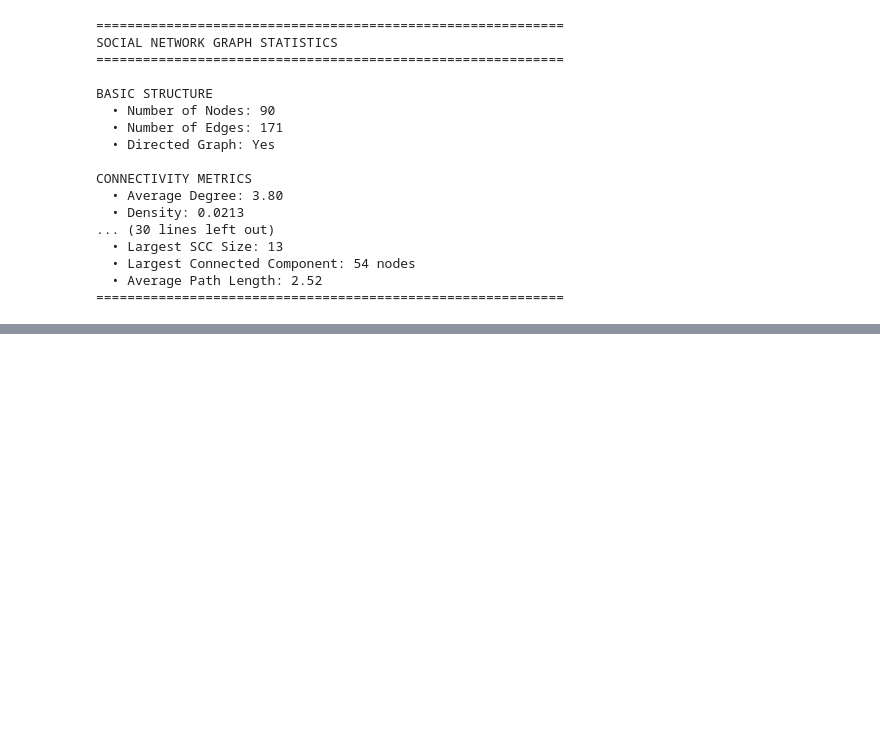
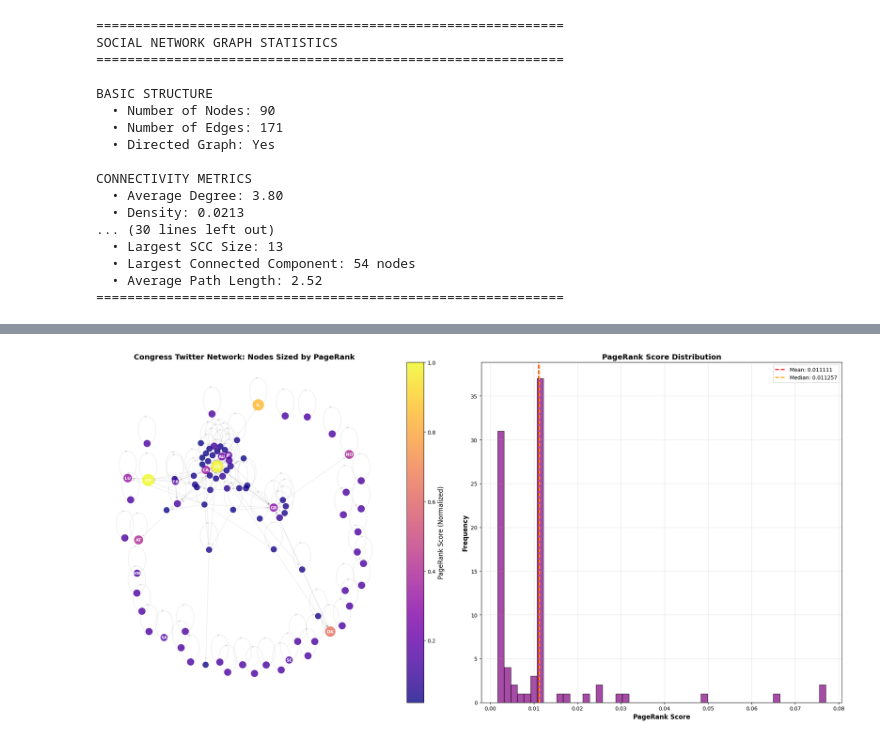
Before and after one commit to monroyminerodiego/visualization-tools-IX, a Jupyter notebook: ML/U2/ProjectU2/analysis_ariel.ipynb, the cells around one changed output, grey strips where cells are left out. Saved outputs shown, nothing was run; the diff lists cells and outputs as text; code cells hidden in the pictures; blank space fills up the shorter version.

```diff
--- a/ML/U2/ProjectU2/analysis_ariel.ipynb
+++ b/ML/U2/ProjectU2/analysis_ariel.ipynb
@@ -1163,0 +1492,91 @@ Generating visualizations...
+# %%
+# Calculate PageRank with standard parameters
+pagerank_scores = nx.pagerank(G, alpha=0.85, max_iter=100, tol=1.0e-6, weight='weight')
+
+# Sort by PageRank score
+sorted_pagerank = dict(sorted(pagerank_scores.items(), key=lambda x: x[1], reverse=True))
+
+# Display Top 10
+print("***TOP 10 MEMBERS BY PAGERANK (Most Influential)***")
+print("-" * 60)
+for i, (node, score) in enumerate(list(sorted_pagerank.items())[:10]):
+    print(f"  Rank {i+1}: Node '{node}' - PageRank: {score:.6f}")
+
+# Statistics
+scores = list(pagerank_scores.values())
+print(f"\n**PAGERANK STATISTICS:**")
+print(f"  • Mean PageRank: {np.mean(scores):.6f}")
+print(f"  • Median PageRank: {np.median(scores):.6f}")
+print(f"  • Max PageRank: {np.max(scores):.6f}")
+print(f"  • Min PageRank: {np.min(scores):.6f}")
+print(f"  • Standard Deviation: {np.std(scores):.6f}")
+
+print("\n**GENERATING PAGERANK VISUALIZATIONS...**\n")
+
+# Prepare node attributes
+node_list = list(G.nodes())
+pr_values = np.array([pagerank_scores[node] for node in node_list])
+
+# Normalize for colors
+normalized_pr = pr_values / pr_values.max()
+
+# Size nodes by PageRank
+node_sizes = 100 + (pr_values * 5000)
+
+# Create figure
+fig = plt.figure(figsize=(20, 10))
+
+# Layout
+pos = nx.spring_layout(G, k=0.15, iterations=50, seed=42)
+
+# SUBPLOT 1: Network with PageRank
+ax1 = plt.subplot(1, 2, 1)
+nodes = nx.draw_networkx_nodes(
+    G, pos,
+    node_size=node_sizes,
+    node_color=normalized_pr,
+    cmap=plt.cm.plasma,
+    alpha=0.8,
+    ax=ax1
+)
+
+nx.draw_networkx_edges(
+    G, pos,
+    arrowstyle='-|>',
+    arrowsize=8,
+    edge_color='gray',
+    alpha=0.15,
+    ax=ax1
+)
+
+# Label top 15 nodes
+top_15_nodes = list(sorted_pagerank.keys())[:15]
+labels = {node: str(node) for node in top_15_nodes}
+nx.draw_networkx_labels(G, pos, labels=labels, font_size=8,
+                       font_color='white', font_weight='bold', ax=ax1)
+
+cbar = plt.colorbar(nodes, ax=ax1)
+cbar.set_label('PageRank Score (Normalized)', fontsize=12)
+
+ax1.set_title("Congress Twitter Network: Nodes Sized by PageRank",
+              fontsize=14, fontweight='bold')
+ax1.axis('off')
+
+# SUBPLOT 2: PageRank Distribution
+ax2 = plt.subplot(1, 2, 2)
+scores_sorted = sorted(pagerank_scores.values(), reverse=True)
+ax2.hist(scores_sorted, bins=50, color='purple', alpha=0.7, edgecolor='black')
+ax2.axvline(np.mean(scores_sorted), color='red', linestyle='--',
+            linewidth=2, label=f'Mean: {np.mean(scores_sorted):.6f}')
+ax2.axvline(np.median(scores_sorted), color='orange', linestyle='--',
+            linewidth=2, label=f'Median: {np.median(scores_sorted):.6f}')
+
+ax2.set_xlabel('PageRank Score', fontsize=12, fontweight='bold')
+ax2.set_ylabel('Frequency', fontsize=12, fontweight='bold')
+ax2.set_title('PageRank Score Distribution', fontsize=14, fontweight='bold')
+ax2.legend()
+ax2.grid(True, alpha=0.3)
+
+plt.tight_layout()
+plt.show()
+# %% [output]
@@ -1163,0 +1600 @@ Generating visualizations...
+[figure, added]
```
Also changed, not shown: parts of 17 cells of this notebook.
